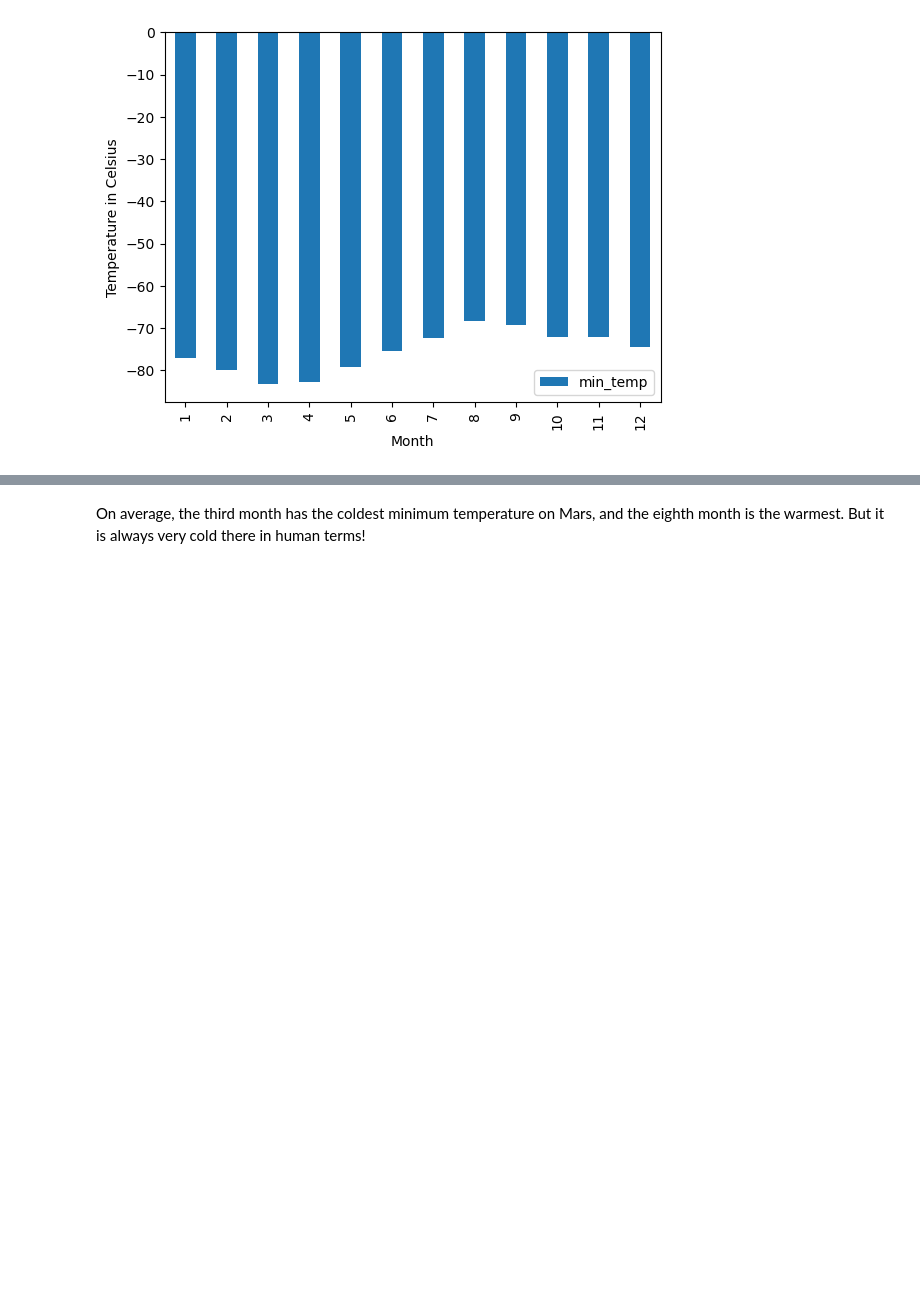
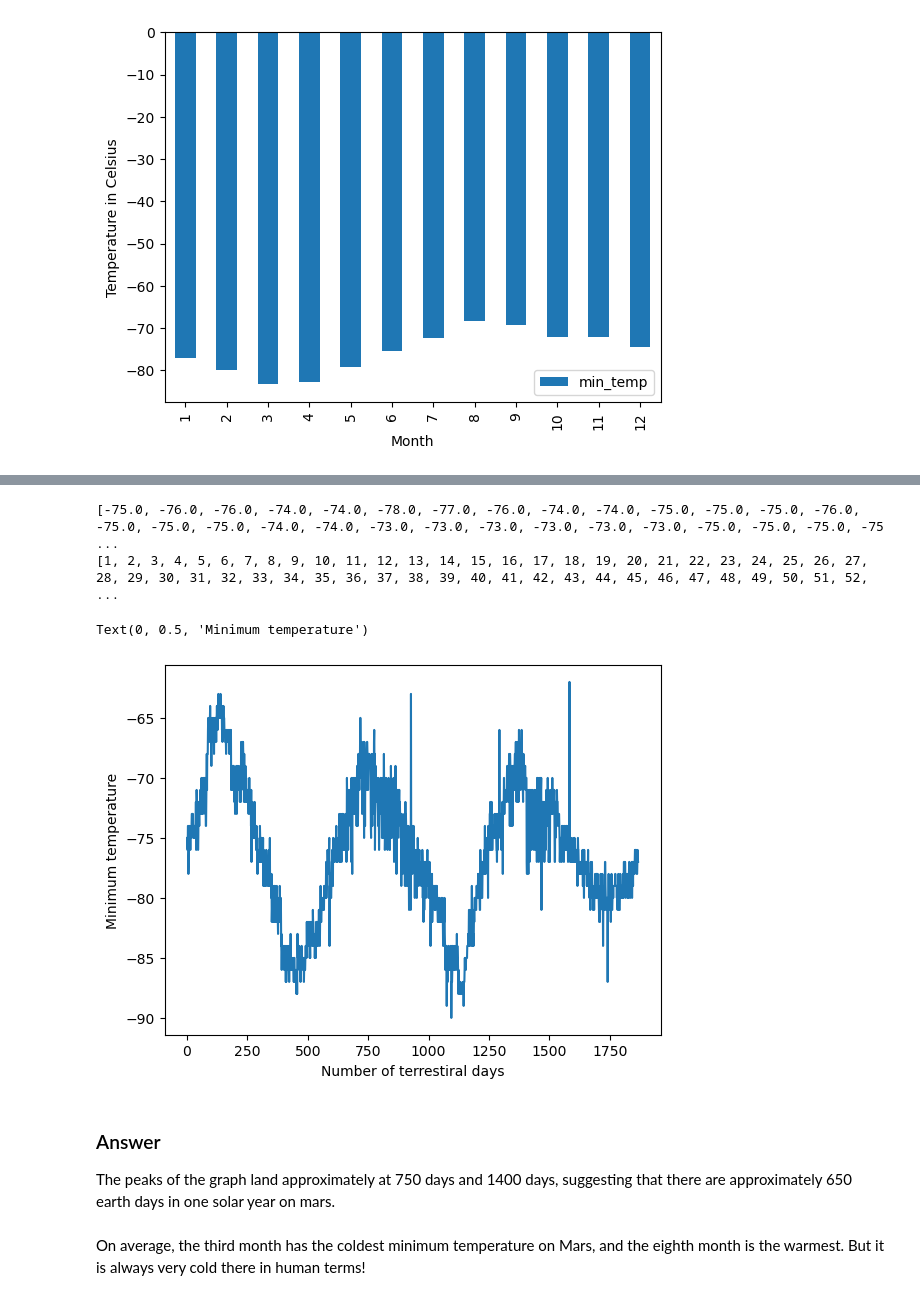
Before and after one commit to alexandriaorvis/webscrapingchallenge, a Jupyter notebook: part_2_mars_weather.ipynb, the cells around one changed output, grey strips where cells are left out. Saved outputs shown, nothing was run; the diff lists cells and outputs as text; code cells hidden in the pictures; blank space fills up the shorter version.

```diff
--- a/part_2_mars_weather.ipynb
+++ b/part_2_mars_weather.ipynb
@@ -207,3 +227,32 @@ Name: pressure, dtype: float64
+# %%
+# 5. How many terrestrial (earth) days are there in a Martian year?
+
+## Make a list to record the day sequence of temperature datas
+mars_day_count = 0
+mars_day_list = []
+for row in mars_df['terrestrial_date']:
+    mars_day_count += 1
+    mars_day_list.append(mars_day_count)
+
+## Turn the minimun temperature column into a list to put into the line graph
+temp_day_list = mars_df['min_temp'].tolist()
+
+print(temp_day_list)
+print(mars_day_list)
+# %% [output]
+[-75.0, -76.0, -76.0, -74.0, -74.0, -78.0, -77.0, -76.0, -74.0, -74.0, -75.0, -75.0, -75.0, -76.0, -75.0, -75.0, -75.0, -74.0, -74.0, -73.0, -73.0, -73.0, -73.0, -73.0, -73.0, -75.0, -75.0, -75.0, -75 ...
+[1, 2, 3, 4, 5, 6, 7, 8, 9, 10, 11, 12, 13, 14, 15, 16, 17, 18, 19, 20, 21, 22, 23, 24, 25, 26, 27, 28, 29, 30, 31, 32, 33, 34, 35, 36, 37, 38, 39, 40, 41, 42, 43, 44, 45, 46, 47, 48, 49, 50, 51, 52,  ...
+# %%
+## Plot the number of days recorded against the temperature to see the temperature patterns, which indicate years (solar cycles)
+plt.plot(mars_day_list, temp_day_list)
+plt.xlabel('Number of terrestiral days')
+plt.ylabel('Minimum temperature')
+# %% [output]
+Text(0, 0.5, 'Minimum temperature')
+[figure, added]
+# %% [markdown]
+### Answer
+The peaks of the graph land approximately at 750 days and 1400 days, suggesting that there are approximately 650 earth days in one solar year on mars.
 # %% [markdown]
 On average, the third month has the coldest minimum temperature on Mars, and the eighth month is the warmest. But it is always very cold there in human terms!
 # %% [markdown]
```
Also changed, not shown: parts of 9 cells of this notebook, 2 other files.
